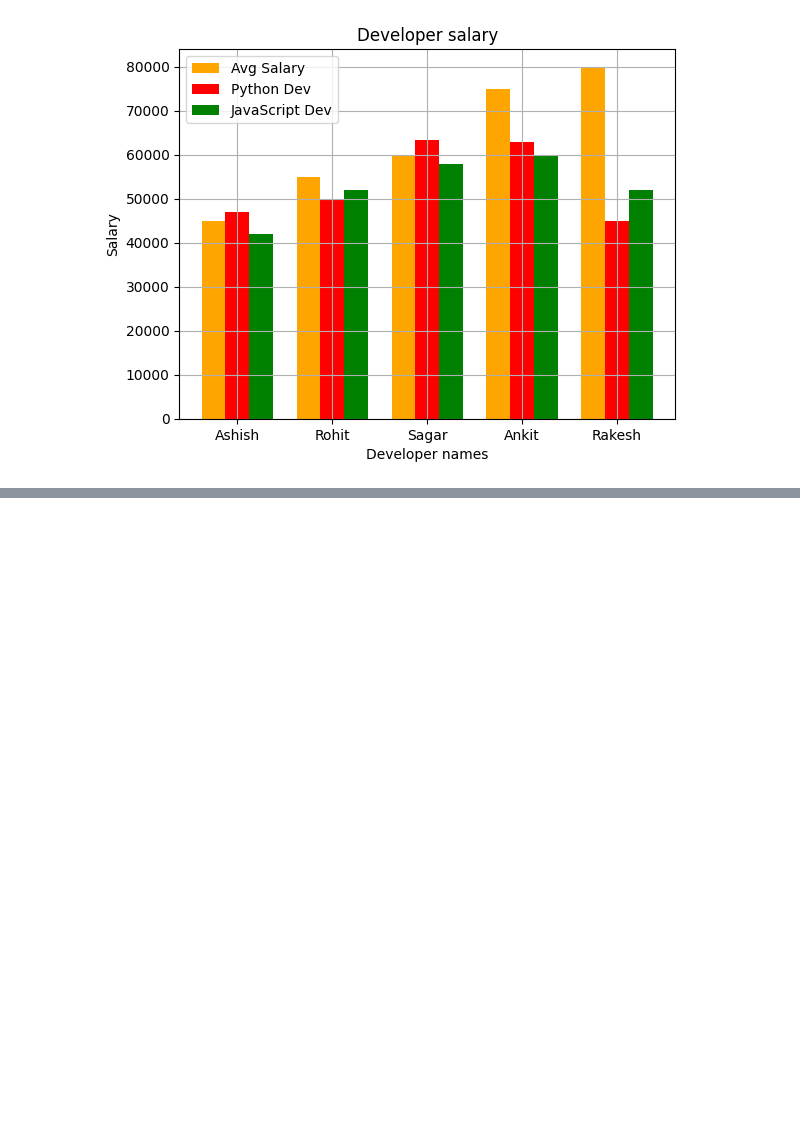
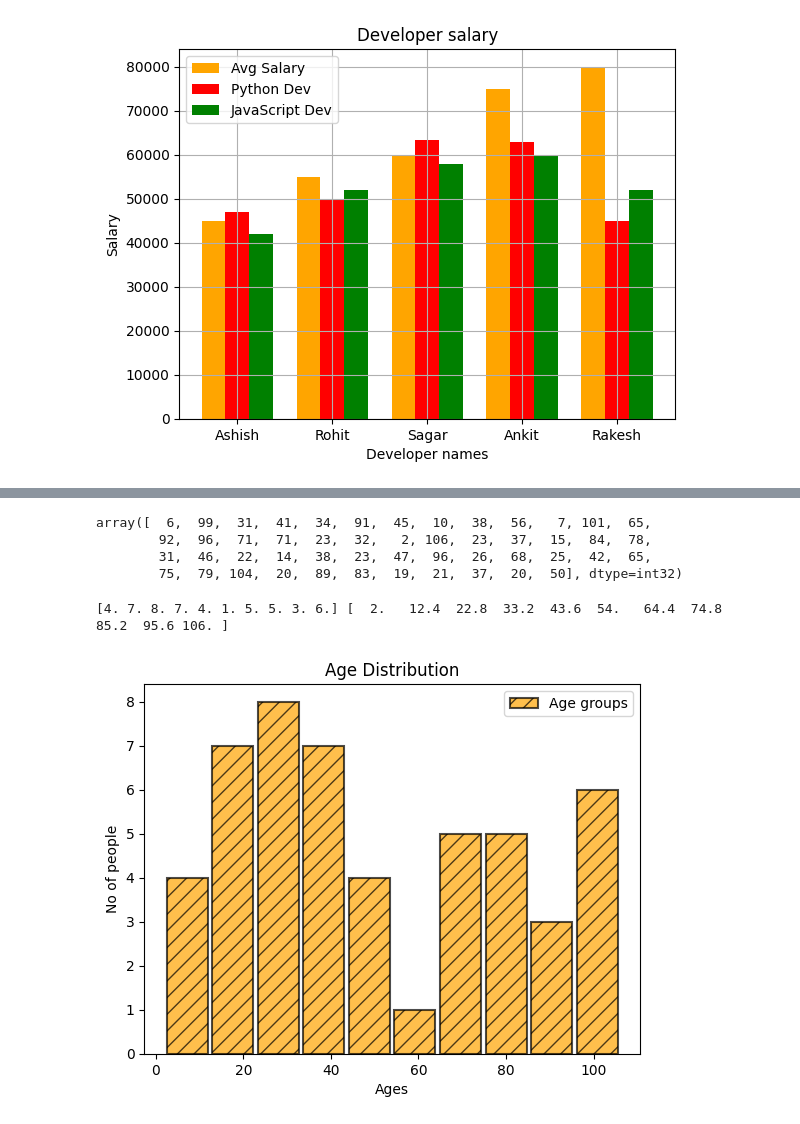
Before and after one commit to AyushamMishra/Basic_py_pkg.py, a Jupyter notebook: Matplotlib_2.ipynb, the cells around one changed output, grey strips where cells are left out. Cells and saved outputs as stored; diff of their text form; code cells hidden in the pictures; blank space fills up the shorter version.

```diff
--- a/Matplotlib_2.ipynb
+++ b/Matplotlib_2.ipynb
@@ -27,0 +98,29 @@ plt.show()
+# %%
+np.random.seed(36)
+ages=np.random.randint(1,110,50)
+ages
+# %% [output]
+array([  6,  99,  31,  41,  34,  91,  45,  10,  38,  56,   7, 101,  65,
+        92,  96,  71,  71,  23,  32,   2, 106,  23,  37,  15,  84,  78,
+        31,  46,  22,  14,  38,  23,  47,  96,  26,  68,  25,  42,  65,
+        75,  79, 104,  20,  89,  83,  19,  21,  37,  20,  50], dtype=int32)
+# %%
+counts,bin_edges,_=plt.hist(ages,bins=10,edgecolor='black',color='orange',alpha=0.7,histtype='barstacked',orientation='vertical',rwidth=0.9,density=False,
+         cumulative=False,align='mid',label='Age groups',stacked=True,log=False,fill=True,linewidth=1.5,hatch='//')
+
+print(counts,bin_edges)
+
+plt.xlabel('Ages')
+plt.ylabel('No of people')
+plt.title('Age Distribution')                                     ## histtype - used for different types of histogram (barstacked,step,stepfilled)
+plt.legend()                                                      ## orientation - vertical/horizontal
+plt.show()                                                        ## rwidth - relative width of bars
+                                                                  ## density - if True, normalizes the histogram
+                                                                  ## cumulative - if True, cumulative histogram
+                                                                  ## align - alignment of bars (left,mid,right)
+                                                                  ## stacked - if True, multiple data are stacked
+                                                                  ## log - if True, uses log scale for y axis
+                                                                  ## fill - if True, fills the bars with color
+# %% [output]
+[4. 7. 8. 7. 4. 1. 5. 5. 3. 6.] [  2.   12.4  22.8  33.2  43.6  54.   64.4  74.8  85.2  95.6 106. ]
+[figure, added]
```
Also changed, not shown: parts of 11 cells of this notebook, 1 other file.
